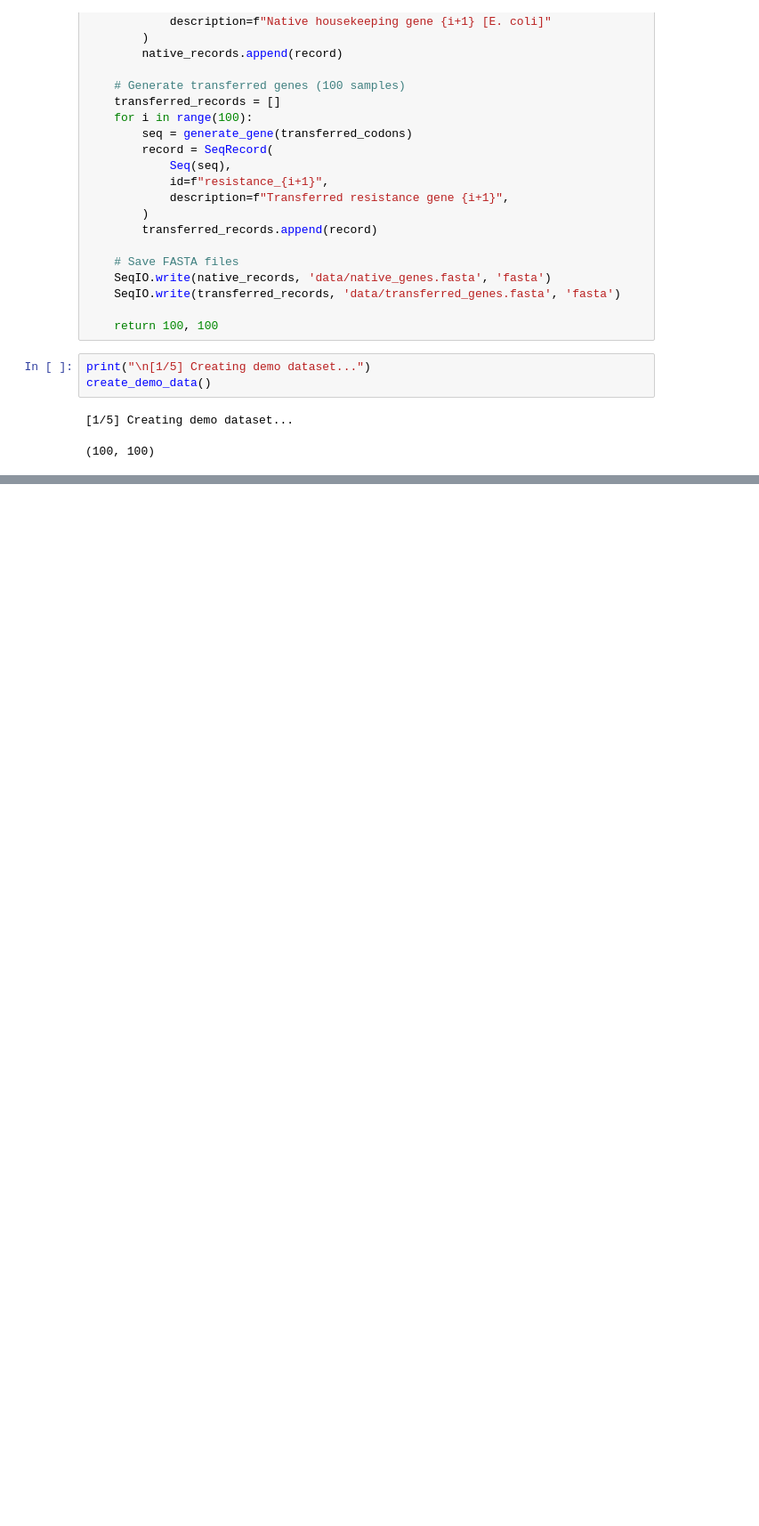
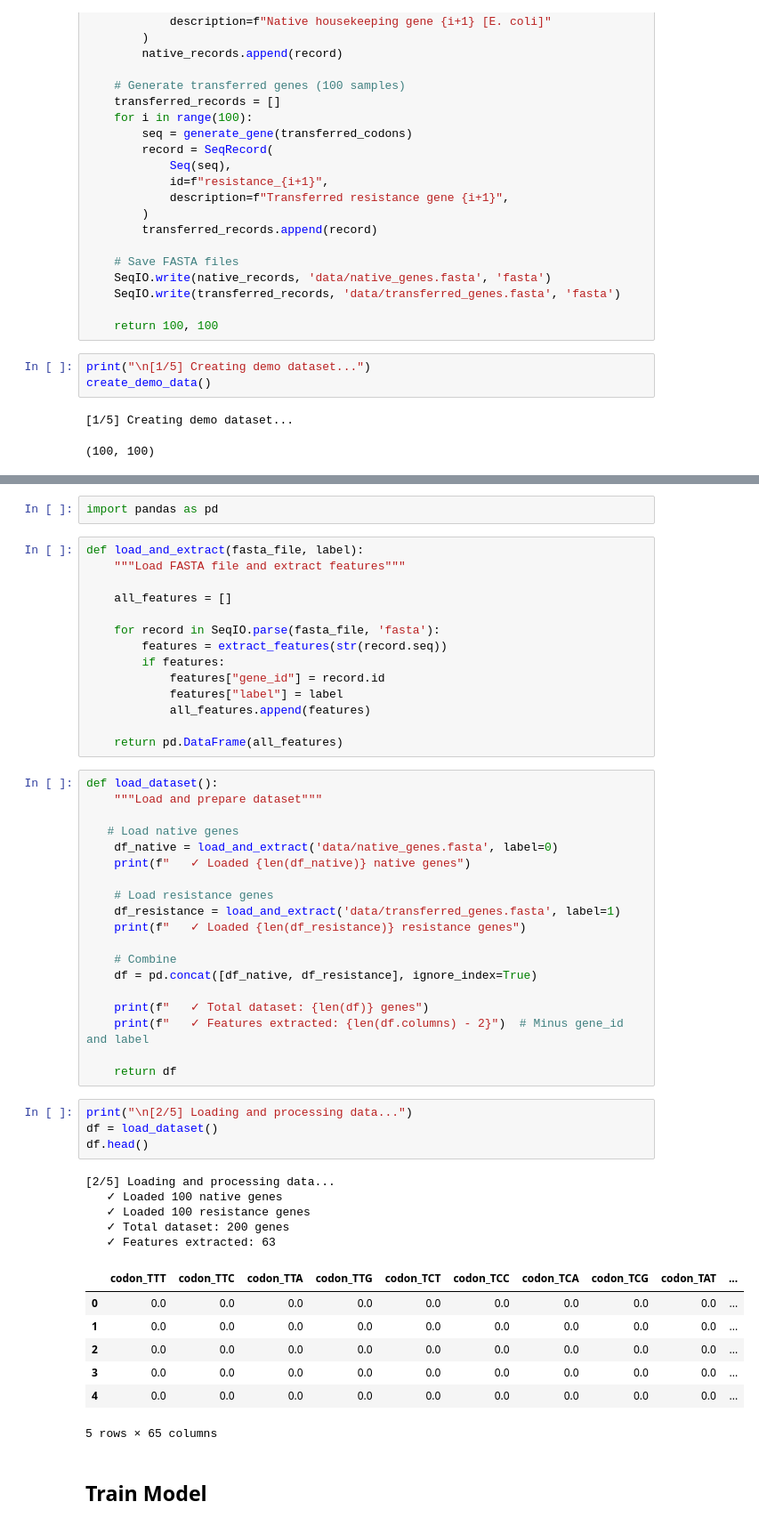
Before and after one commit to Shresht7/BioPy, a Jupyter notebook: Projects/03_Antibiotic_Resistance_Gene_Origin_Predictor/Antibiotic_Resistance_Gene_Origin_Predictor.ipynb, the cells around one changed output, grey strips where cells are left out. Shown at 89% size. Drawn from its saved outputs; the diff is of its cells as text; blank space fills up the shorter version.

```diff
--- a/Projects/03_Antibiotic_Resistance_Gene_Origin_Predictor/Antibiotic_Resistance_Gene_Origin_Predictor.ipynb
+++ b/Projects/03_Antibiotic_Resistance_Gene_Origin_Predictor/Antibiotic_Resistance_Gene_Origin_Predictor.ipynb
@@ -93,0 +147,54 @@ create_demo_data()
+# %%
+import pandas as pd
+# %%
+def load_and_extract(fasta_file, label):
+    """Load FASTA file and extract features"""
+
+    all_features = []
+
+    for record in SeqIO.parse(fasta_file, 'fasta'):
+        features = extract_features(str(record.seq))
+        if features:
+            features["gene_id"] = record.id
+            features["label"] = label
+            all_features.append(features)
+
+    return pd.DataFrame(all_features)
+# %%
+def load_dataset():
+    """Load and prepare dataset"""
+
+   # Load native genes
+    df_native = load_and_extract('data/native_genes.fasta', label=0)
+    print(f"   ✓ Loaded {len(df_native)} native genes")
+
+    # Load resistance genes
+    df_resistance = load_and_extract('data/transferred_genes.fasta', label=1)
+    print(f"   ✓ Loaded {len(df_resistance)} resistance genes")
+
+    # Combine
+    df = pd.concat([df_native, df_resistance], ignore_index=True)
+
+    print(f"   ✓ Total dataset: {len(df)} genes")
+    print(f"   ✓ Features extracted: {len(df.columns) - 2}")  # Minus gene_id and label
+
+    return df
+# %%
+print("\n[2/5] Loading and processing data...")
+df = load_dataset()
+df.head()
+# %% [output]
+[2/5] Loading and processing data...
+   ✓ Loaded 100 native genes
+   ✓ Loaded 100 resistance genes
+   ✓ Total dataset: 200 genes
+   ✓ Features extracted: 63
+|  | codon_TTT | codon_TTC | codon_TTA | codon_TTG | codon_TCT | codon_TCC | codon_TCA | codon_TCG | codon_TAT | ... |
+| 0 | 0.0 | 0.0 | 0.0 | 0.0 | 0.0 | 0.0 | 0.0 | 0.0 | 0.0 | ... |
+| 1 | 0.0 | 0.0 | 0.0 | 0.0 | 0.0 | 0.0 | 0.0 | 0.0 | 0.0 | ... |
+| 2 | 0.0 | 0.0 | 0.0 | 0.0 | 0.0 | 0.0 | 0.0 | 0.0 | 0.0 | ... |
+| 3 | 0.0 | 0.0 | 0.0 | 0.0 | 0.0 | 0.0 | 0.0 | 0.0 | 0.0 | ... |
+| 4 | 0.0 | 0.0 | 0.0 | 0.0 | 0.0 | 0.0 | 0.0 | 0.0 | 0.0 | ... |
+5 rows × 65 columns
+# %% [markdown]
+## Train Model
```
Also changed, not shown: parts of 11 cells of this notebook, 3 other files.
